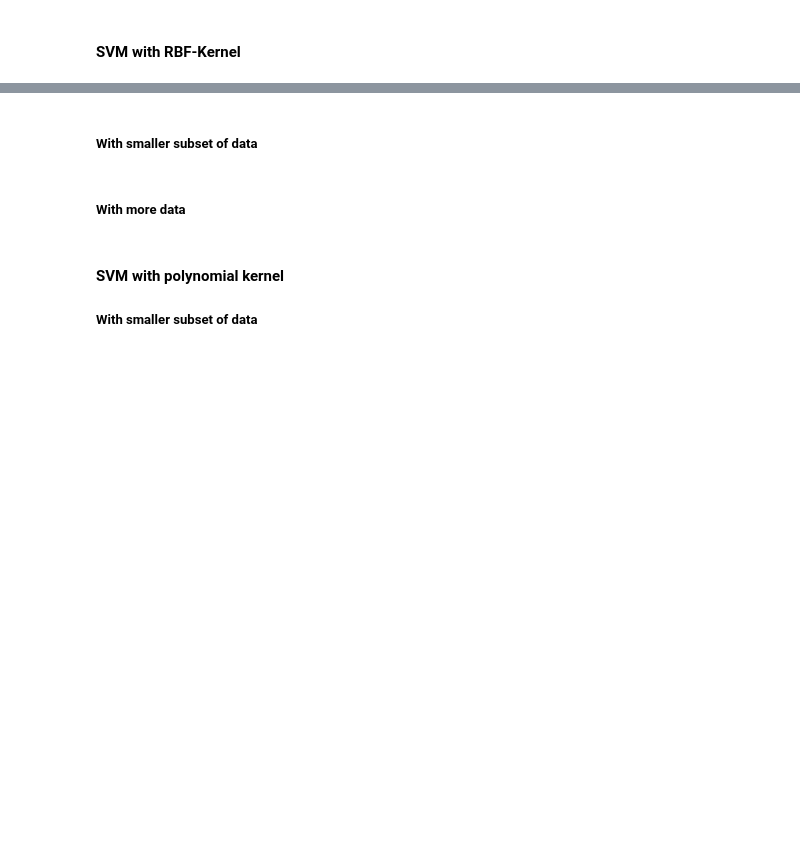
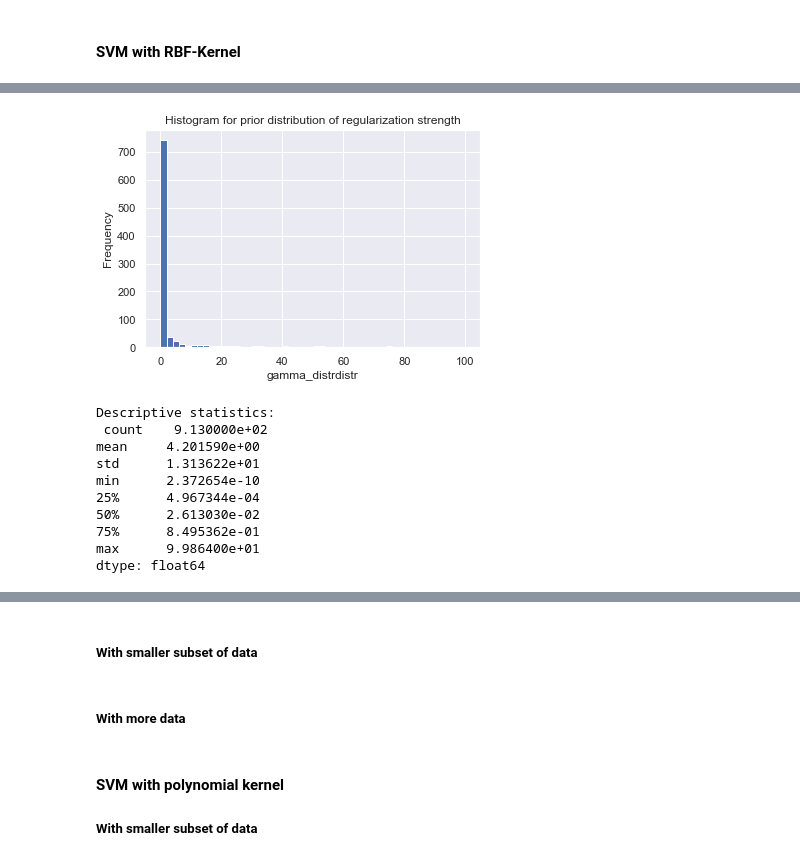
Before and after one commit to tloeber/Springboard, a Jupyter notebook: capstone_lending_club/2a_modeling.ipynb, the cells around one changed output, grey strips where cells are left out. Saved outputs shown, nothing was run; the diff lists cells and outputs as text; code cells hidden in the pictures; blank space fills up the shorter version.

```diff
--- a/capstone_lending_club/2a_modeling.ipynb
+++ b/capstone_lending_club/2a_modeling.ipynb
@@ -1167,0 +1170,30 @@ Best average precision score on *test* set: 0.38832990404733325
+# %%
+# Inspect prior distribution for reg_alpha
+from hyperopt import pyll
+gamma_distrdistr = hp.lognormal('C', np.log(1/30), 6)
+samples = [pyll.stochastic.sample(gamma_distrdistr) for i in range(1000)]
+#
+samples = list(filter(lambda x: x<100, samples))
+# Plot
+# sns.distplot(pd.Series(samples))
+pd.Series(samples).plot(kind='hist', bins=50)
+# plt.xlim([0,1000])
+plt.xlabel('gamma_distrdistr')
+plt.title('Histogram for prior distribution of regularization strength')
+plt.show()
+
+# Descriptive statistics
+print('Descriptive statistics:\n',
+      pd.Series(samples).describe())
+# %% [output]
+[figure, added]
+Descriptive statistics:
+ count    9.130000e+02
+mean     4.201590e+00
+std      1.313622e+01
+min      2.372654e-10
+25%      4.967344e-04
+50%      2.613030e-02
+75%      8.495362e-01
+max      9.986400e+01
+dtype: float64
```
Also changed, not shown: parts of 58 cells of this notebook.
